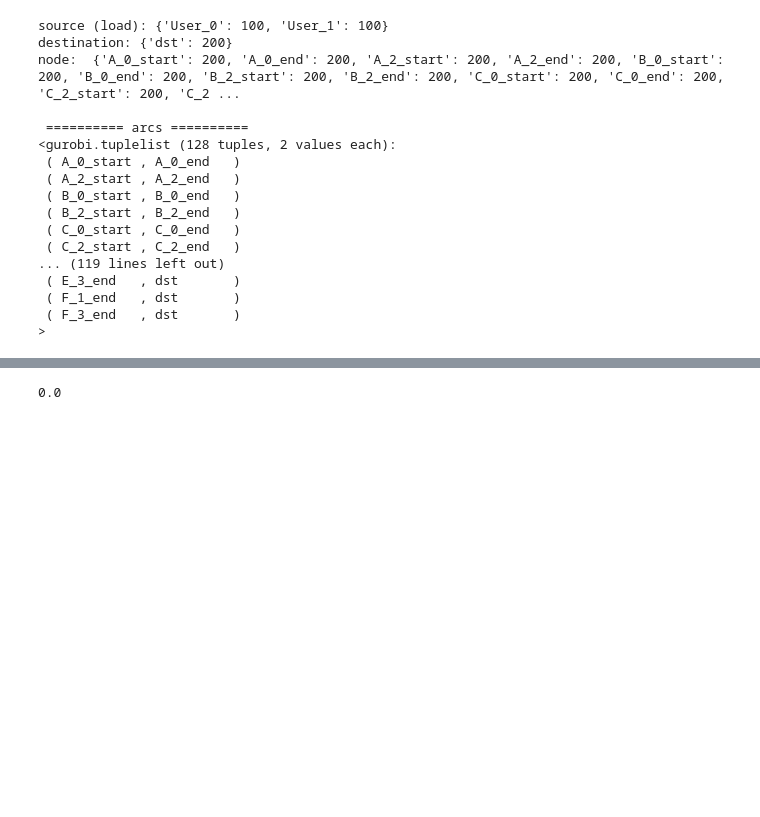
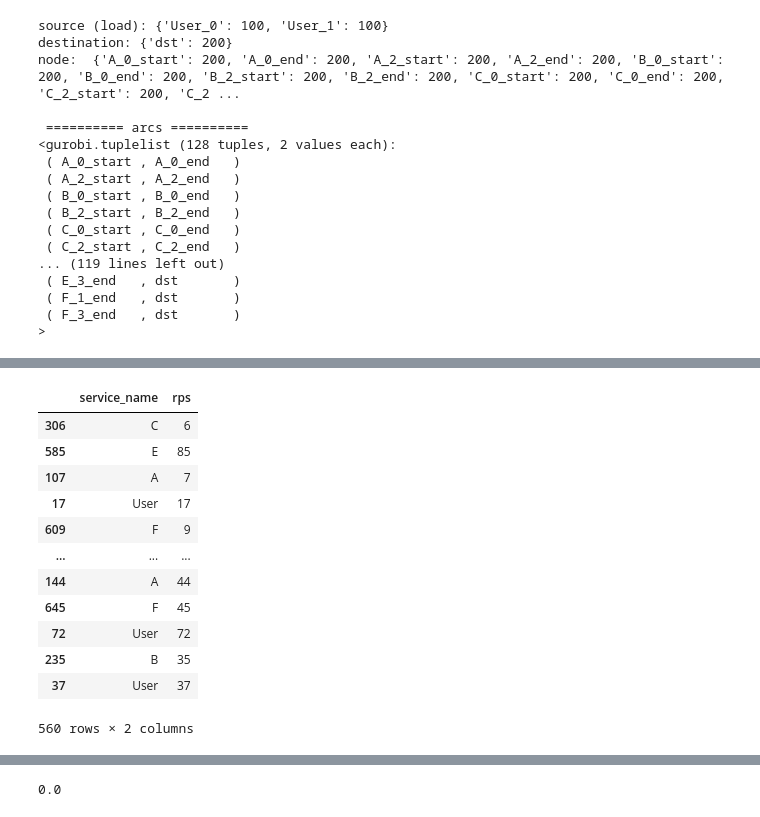
Before and after one commit to netarch/slate-sim, a Jupyter notebook: ml_optimizer.ipynb, the cells around one changed output, grey strips where cells are left out. Cells and saved outputs as stored; diff of their text form; code cells hidden in the pictures; blank space fills up the shorter version.

```diff
--- a/ml_optimizer.ipynb
+++ b/ml_optimizer.ipynb
@@ -270,0 +349,16 @@ node:  {'A_0_start': 200, 'A_0_end': 200, 'A_2_start': 200, 'A_2_end': 200, 'B_0
+# %%
+X_train
+# %% [output]
+|  | service_name | rps |
+| 306 | C | 6 |
+| 585 | E | 85 |
+| 107 | A | 7 |
+| 17 | User | 17 |
+| 609 | F | 9 |
+| ... | ... | ... |
+| 144 | A | 44 |
+| 645 | F | 45 |
+| 72 | User | 72 |
+| 235 | B | 35 |
+| 37 | User | 37 |
+560 rows × 2 columns
```
Also changed, not shown: parts of 16 cells of this notebook.
